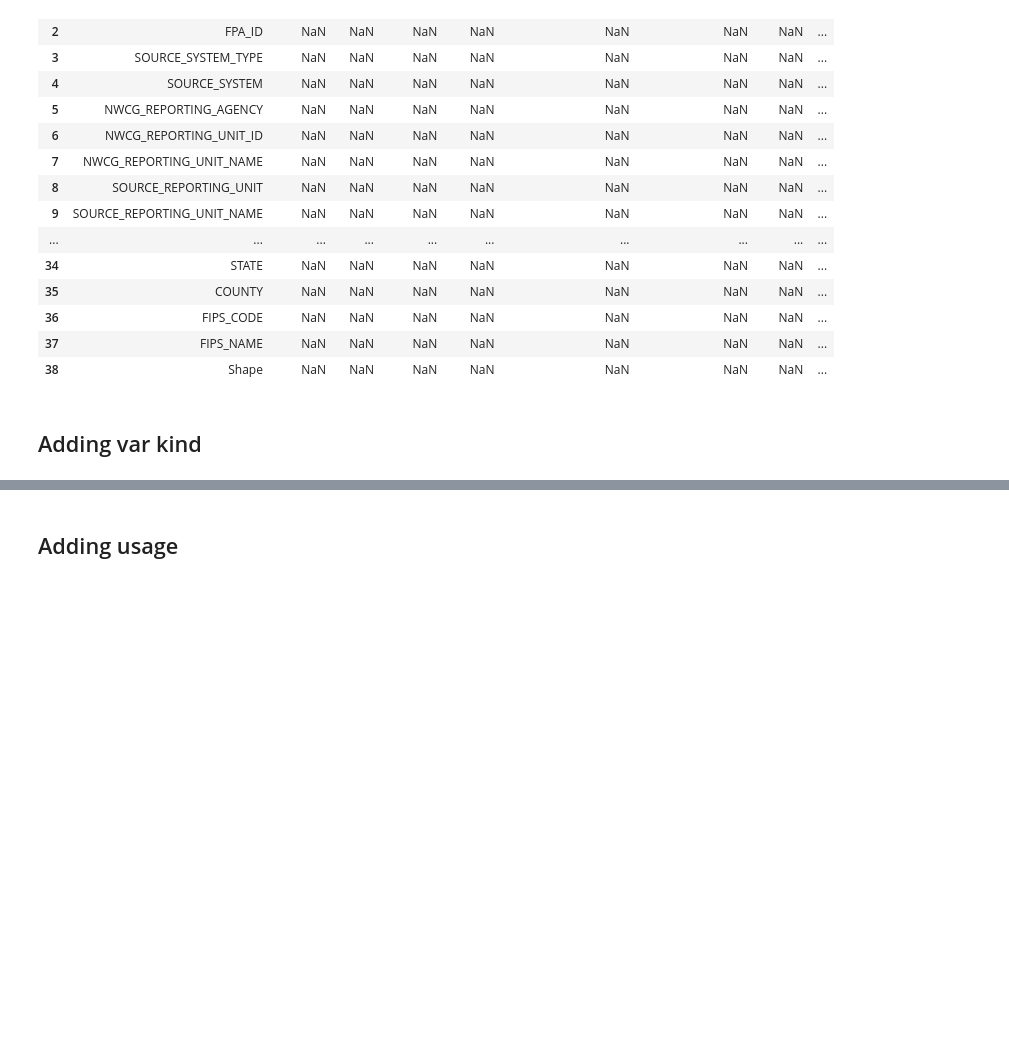
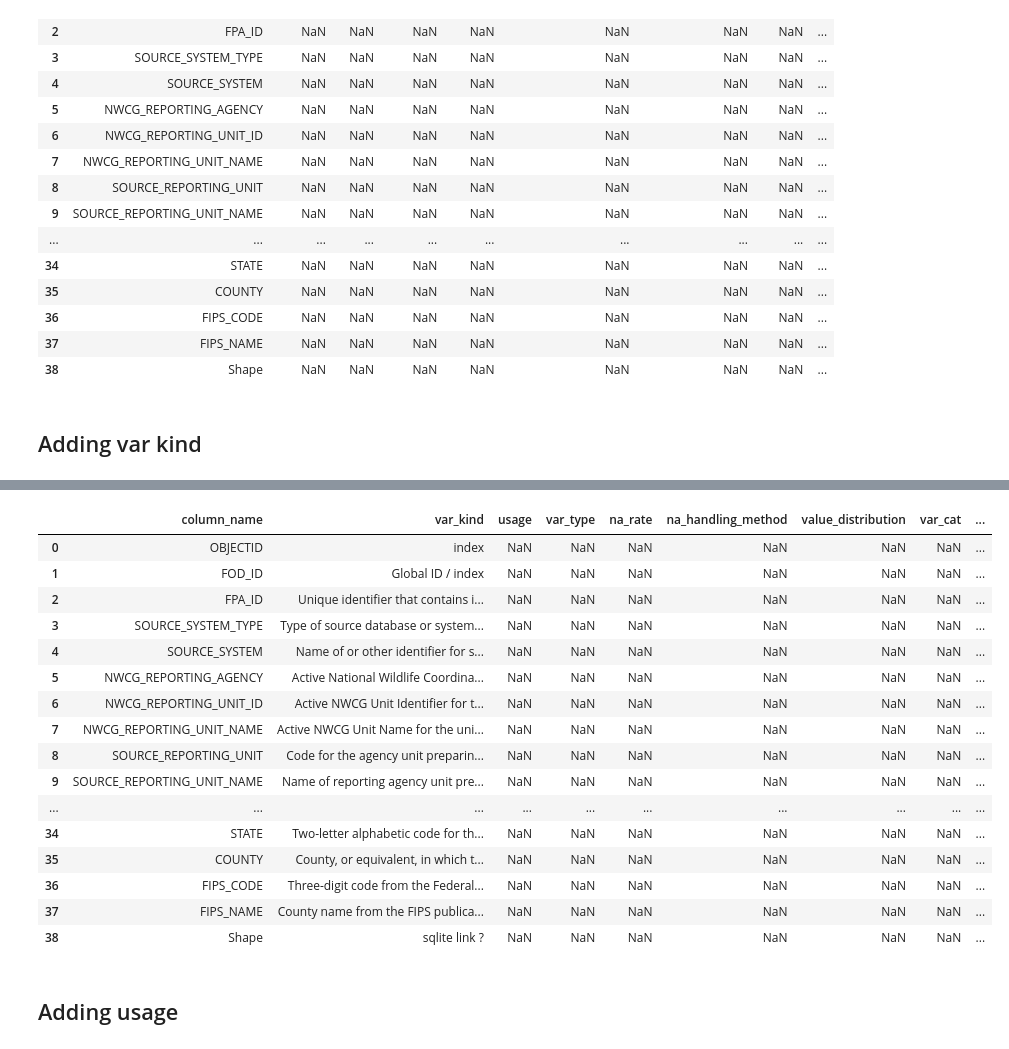
Before and after one commit to F-Laverriere/wildefires-da, a Jupyter notebook: initial-audit-tool.ipynb, the cells around one changed output, grey strips where cells are left out. Saved outputs shown, nothing was run; the diff lists cells and outputs as text; code cells hidden in the pictures; blank space fills up the shorter version.

Commit message:
:construction: add column description

```diff
--- a/initial-audit-tool.ipynb
+++ b/initial-audit-tool.ipynb
@@ -149,3 +68,102 @@ SyntaxError: invalid syntax (2860020824.py, line 1)
+# %%
+#OBJECT ID
+df_info["var_kind"][0] = "index"
+#FOD ID
+df_info["var_kind"][1] = "Global ID / index"
+#FPA ID
+df_info["var_kind"][2] = "Unique identifier that contains information necessary to track back to the original record in the source dataset"
+#SOURCE_SYSTEM_TYPE
+df_info["var_kind"][3] = "Type of source database or system that the record was drawn from (federal, nonfederal, or interagency)."
+#SOURCE_SYSTEM
+df_info["var_kind"][4] = "Name of or other identifier for source database or system that the record was drawn from. See Table 1 in Short (2014), or \Supplements\FPAFODsourcelist.pdf, for a list of sources and their identifier"
+#NWCG_REPORTING_AGENCY
+df_info["var_kind"][5] = "Active National Wildlife Coordinating Group (NWCG) Unit Identifier for the agency preparing the fire report (BIA = Bureau of Indian Affairs, BLM = Bureau of Land Management, BOR = Bureau of Reclamation, DOD = Department of Defense, DOE = Department of Energy, FS = Forest Service, FWS = Fish and Wildlife Service, IA = Interagency Organization, NPS = National Park Service, ST/C&L = State, County, or Local Organization, and TRIBE = Tribal Organization)."
+#NWGC_REPORTING_UNIT_ID
+df_info["var_kind"][6] = "Active NWCG Unit Identifier for the unit preparing the fire report"
+#NWGC_REPORTING_UNIT_NAME
+df_info["var_kind"][7] = " Active NWCG Unit Name for the unit preparing the fire report."
+#SOURCE_REPORTING_UNIT
+df_info["var_kind"][8] = "Code for the agency unit preparing the fire report, based on code/name in the source dataset"
+#SOURCE_REPORTING_UNIT_NAME
+df_info["var_kind"][9] = "Name of reporting agency unit preparing the fire report, based on code/name in the source dataset."
+#LOCAL_FIRE_REPORT_ID
+df_info["var_kind"][10] = "Number or code that uniquely identifies an incident report for a particular reporting unit and a particular calendar year."
+#LOCAL_INIDENT_ID
+df_info["var_kind"][11] = "Number or code that uniquely identifies an incident for a particular local fire management organization within a particular calendar year."
+#FIRE_CODE
+df_info["var_kind"][12] = "Code used within the interagency wildland fire community to track and compile cost information for emergency fire suppression (https://www.firecode.gov/)"
+#FIRE_NAME
+df_info["var_kind"][13] = "Name of the incident, from the fire report (primary) or ICS-209 report (secondary)."
+#ISC_209_INCIDENT_NUMBER
+df_info["var_kind"][14] = "Incident (event) identifier, from the ICS-209 report."
+#ISC_209_NAME
+df_info["var_kind"][15] = "Name of the incident, from the ICS-209 report."
+#MTBS_ID
+df_info["var_kind"][16] = "Incident identifier, from the MTBS perimeter dataset."
+#MTBS_FIRE_NAME
+df_info["var_kind"][17] = "Name of the incident, from the MTBS perimeter dataset."
+#COMPLEX_NAME
+df_info["var_kind"][18] = "Name of the complex under which the fire was ultimately managed, when discernible."
+#FIRE_YEAR
+df_info["var_kind"][19] = "Calendar year in which the fire was discovered or confirmed to exist."
+#DISCOVERY_DATE
+df_info["var_kind"][20] = "Date on which the fire was discovered or confirmed to exist."
+#DISCOVERY_DOY
+df_info["var_kind"][21] = "Day of year on which the fire was discovered or confirmed to exist."
+#DISCOVERY_TIME
+df_info["var_kind"][22] = "Time of day that the fire was discovered or confirmed to exist."
+#STAT_CAUSE_CODE
+df_info["var_kind"][23] = "Code for the (statistical) cause of the fire."
+#STAT_CAUSE_DSCR
+df_info["var_kind"][24] = "Description of the (statistical) cause of the fire."
+#CONT_DATE
+df_info["var_kind"][25] = "Date on which the fire was declared contained or otherwise controlled (mm/dd/yyyy where mm=month, dd=day, and yyyy=year)."
+#CONT_DOY
+df_info["var_kind"][26] = "Day of year on which the fire was declared contained or otherwise controlled."
+#CONT_TIME
+df_info["var_kind"][27] = "Time of day that the fire was declared contained or otherwise controlled (hhmm where hh=hour, mm=minutes)."
+#FIRE_SIZE
+df_info["var_kind"][28] = "Estimate of acres within the final perimeter of the fire."
+#FIRE_SIZE_CLASS
+df_info["var_kind"][29] = "Code for fire size based on the number of acres within the final fire perimeter expenditures (A=greater than 0 but less than or equal to 0.25 acres, B=0.26-9.9 acres, C=10.0-99.9 acres, D=100-299 acres, E=300 to 999 acres, F=1000 to 4999 acres, and G=5000+ acres)."
+#LATITUDE
+df_info["var_kind"][30] = "Latitude (NAD83) for point location of the fire (decimal degrees)."
+#LONGITUDE
+df_info["var_kind"][31] = "Longitude (NAD83) for point location of the fire (decimal degrees)."
+#OWNER_CODE
+df_info["var_kind"][32] = "Code for primary owner or entity responsible for managing the land at the point of origin of the fire at the time of the incident."
+#OWNER_DESCR
+df_info["var_kind"][33] = "Name of primary owner or entity responsible for managing the land at the point of origin of the fire at the time of the incident."
+#STATE
+df_info["var_kind"][34] = "Two-letter alphabetic code for the state in which the fire burned (or originated), based on the nominal designation in the fire report."
+#COUNTY
+df_info["var_kind"][35] = "County, or equivalent, in which the fire burned (or originated), based on nominal designation in the fire report."
+#FIPS_CODE
+df_info["var_kind"][36] = "Three-digit code from the Federal Information Process Standards (FIPS) publication 6-4 for representation of counties and equivalent entities."
+#FIPS_NAME
+df_info["var_kind"][37] = "County name from the FIPS publication 6-4 for representation of counties and equivalent entities."
+#SHAPE
+df_info["var_kind"][38] = "sqlite link ?"
+
+df_info
+# %% [output]
+|  | column_name | var_kind | usage | var_type | na_rate | na_handling_method | value_distribution | var_cat | ... |
+| 0 | OBJECTID | index | NaN | NaN | NaN | NaN | NaN | NaN | ... |
+| 1 | FOD_ID | Global ID / index | NaN | NaN | NaN | NaN | NaN | NaN | ... |
+| 2 | FPA_ID | Unique identifier that contains i... | NaN | NaN | NaN | NaN | NaN | NaN | ... |
+| 3 | SOURCE_SYSTEM_TYPE | Type of source database or system... | NaN | NaN | NaN | NaN | NaN | NaN | ... |
+| 4 | SOURCE_SYSTEM | Name of or other identifier for s... | NaN | NaN | NaN | NaN | NaN | NaN | ... |
+| 5 | NWCG_REPORTING_AGENCY | Active National Wildlife Coordina... | NaN | NaN | NaN | NaN | NaN | NaN | ... |
+| 6 | NWCG_REPORTING_UNIT_ID | Active NWCG Unit Identifier for t... | NaN | NaN | NaN | NaN | NaN | NaN | ... |
+| 7 | NWCG_REPORTING_UNIT_NAME | Active NWCG Unit Name for the uni... | NaN | NaN | NaN | NaN | NaN | NaN | ... |
+| 8 | SOURCE_REPORTING_UNIT | Code for the agency unit preparin... | NaN | NaN | NaN | NaN | NaN | NaN | ... |
+| 9 | SOURCE_REPORTING_UNIT_NAME | Name of reporting agency unit pre... | NaN | NaN | NaN | NaN | NaN | NaN | ... |
+| ... | ... | ... | ... | ... | ... | ... | ... | ... | ... |
+| 34 | STATE | Two-letter alphabetic code for th... | NaN | NaN | NaN | NaN | NaN | NaN | ... |
+| 35 | COUNTY | County, or equivalent, in which t... | NaN | NaN | NaN | NaN | NaN | NaN | ... |
+| 36 | FIPS_CODE | Three-digit code from the Federal... | NaN | NaN | NaN | NaN | NaN | NaN | ... |
+| 37 | FIPS_NAME | County name from the FIPS publica... | NaN | NaN | NaN | NaN | NaN | NaN | ... |
+| 38 | Shape | sqlite link ? | NaN | NaN | NaN | NaN | NaN | NaN | ... |
 # %% [markdown]
 ## Adding usage
 # %%
```
Also changed, not shown: parts of 6 cells of this notebook.
